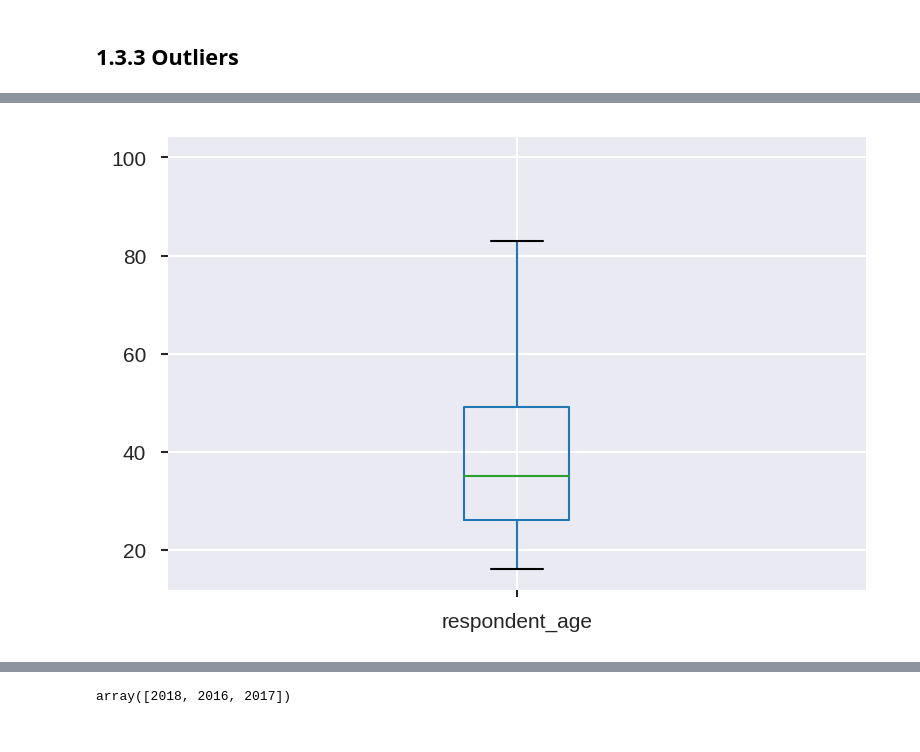
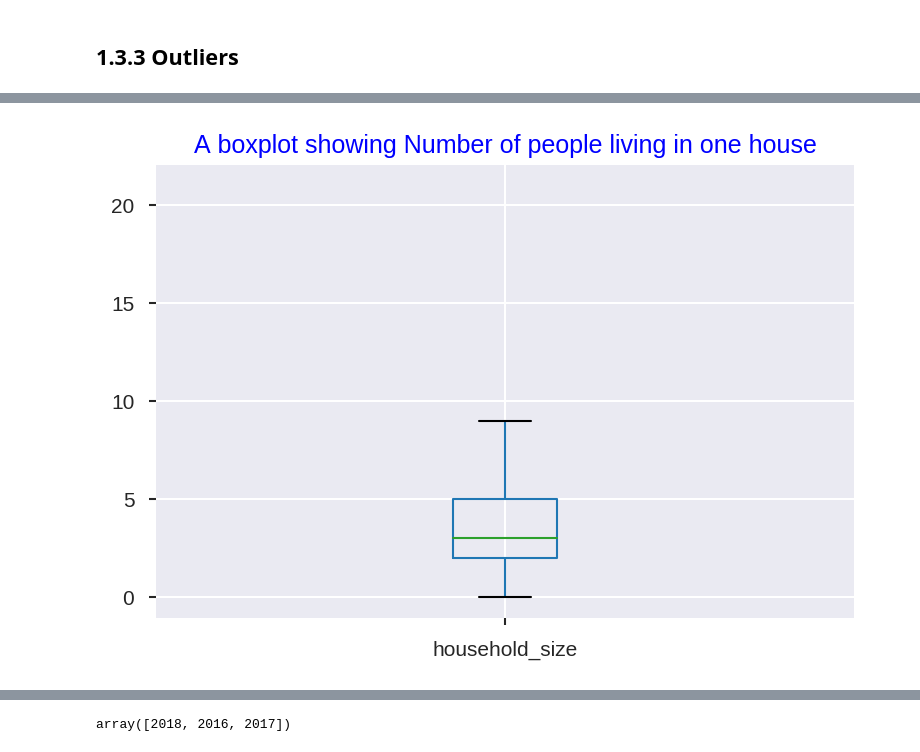
Before and after one commit to JOSEPHINEGEND/Predicting-Individuals-who-are-most-likely-to-have-or-use-a-bank-account-using-Python, a Jupyter notebook: Moringa_Data_Science_Core_W1_Independent_Project_2019_08_Josephine_Wanjiku_Python_Notebook.ipynb, the cells around one changed output, grey strips where cells are left out. Drawn from its saved outputs; the diff is of its cells as text; code cells hidden in the pictures.

```diff
--- a/Moringa_Data_Science_Core_W1_Independent_Project_2019_08_Josephine_Wanjiku_Python_Notebook.ipynb
+++ b/Moringa_Data_Science_Core_W1_Independent_Project_2019_08_Josephine_Wanjiku_Python_Notebook.ipynb
@@ -143,4 +180,4 @@ df.rename(columns={'level_of_educuation':'level_of_education'}, inplace=True)
 # %%
 # Removing the spaces and setting all column names to lower case
 
-df.columns = finance.columns.str.lower().str.replace(" ", "_")
+df.columns = df.columns.str.lower().str.replace(" ", "_")
@@ -226,6 +240,18 @@ plt.show()
-# %%
-plt.figure(dpi = 150)
-df.boxplot(['respondent_age'])
-plt.show()
-# %% [output]
-[figure, removed]
+# %%
+# checking for outliers on the variable (Household_size) using boxplot
+
+# Using pandas to create a boxplot
+# Giving a title to our chart
+# Displaying our chart
+
+
+
+plt.figure(dpi = 150)
+df.boxplot(['household_size'])
+plt.title("A boxplot showing Number of people living in one house", color = 'blue')
+plt.show()
+
+
+# the boxplot shows that there are no outliers
+# %% [output]
+[figure, added]
```
Also changed, not shown: parts of 101 cells of this notebook.
